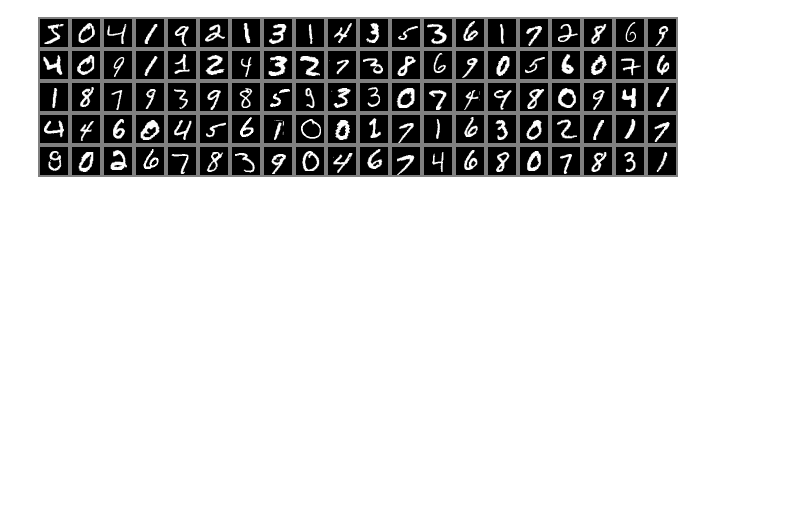
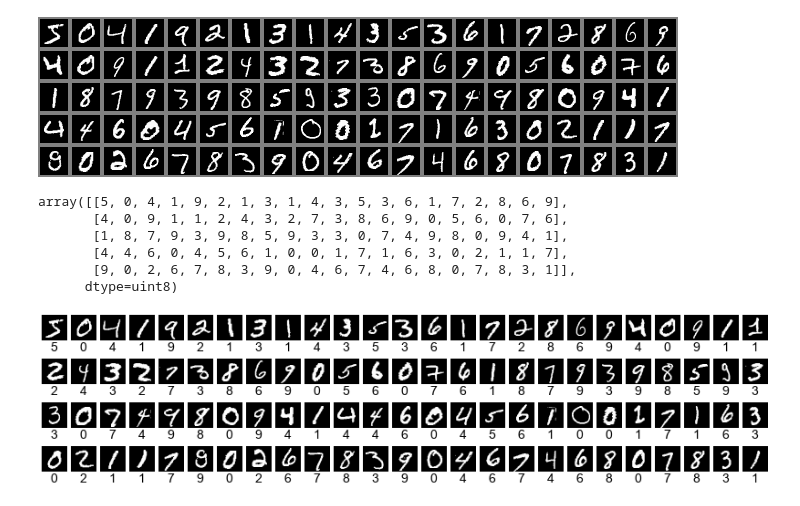
Before and after one commit to leovt/neural, a Jupyter notebook: Neural Network for MNIST.ipynb, the cells around one changed output. Cells and saved outputs as stored; diff of their text form; code cells hidden in the pictures; blank space fills up the shorter version.

Commit message:
successful training

```diff
--- a/Neural Network for MNIST.ipynb
+++ b/Neural Network for MNIST.ipynb
@@ -26,3 +18,17 @@ Im.fromarray(255-training_images[0].reshape(28, 28), 'L')
 mnist_util.image_matrix(training_images[:100].reshape(5,20,28,28))
 # %% [output]
 [figure]
+# %%
+training_labels[:100].reshape(5,20)
+# %% [output]
+array([[5, 0, 4, 1, 9, 2, 1, 3, 1, 4, 3, 5, 3, 6, 1, 7, 2, 8, 6, 9],
+       [4, 0, 9, 1, 1, 2, 4, 3, 2, 7, 3, 8, 6, 9, 0, 5, 6, 0, 7, 6],
+       [1, 8, 7, 9, 3, 9, 8, 5, 9, 3, 3, 0, 7, 4, 9, 8, 0, 9, 4, 1],
+       [4, 4, 6, 0, 4, 5, 6, 1, 0, 0, 1, 7, 1, 6, 3, 0, 2, 1, 1, 7],
+       [9, 0, 2, 6, 7, 8, 3, 9, 0, 4, 6, 7, 4, 6, 8, 0, 7, 8, 3, 1]],
+      dtype=uint8)
+# %%
+mnist_util.labeled_image_array(training_images[:100].reshape(100,28,28),
+                               [[str(l) for l in training_labels[:100]]])
+# %% [output]
+[figure, added]
```
Also changed, not shown: parts of 35 cells of this notebook.
